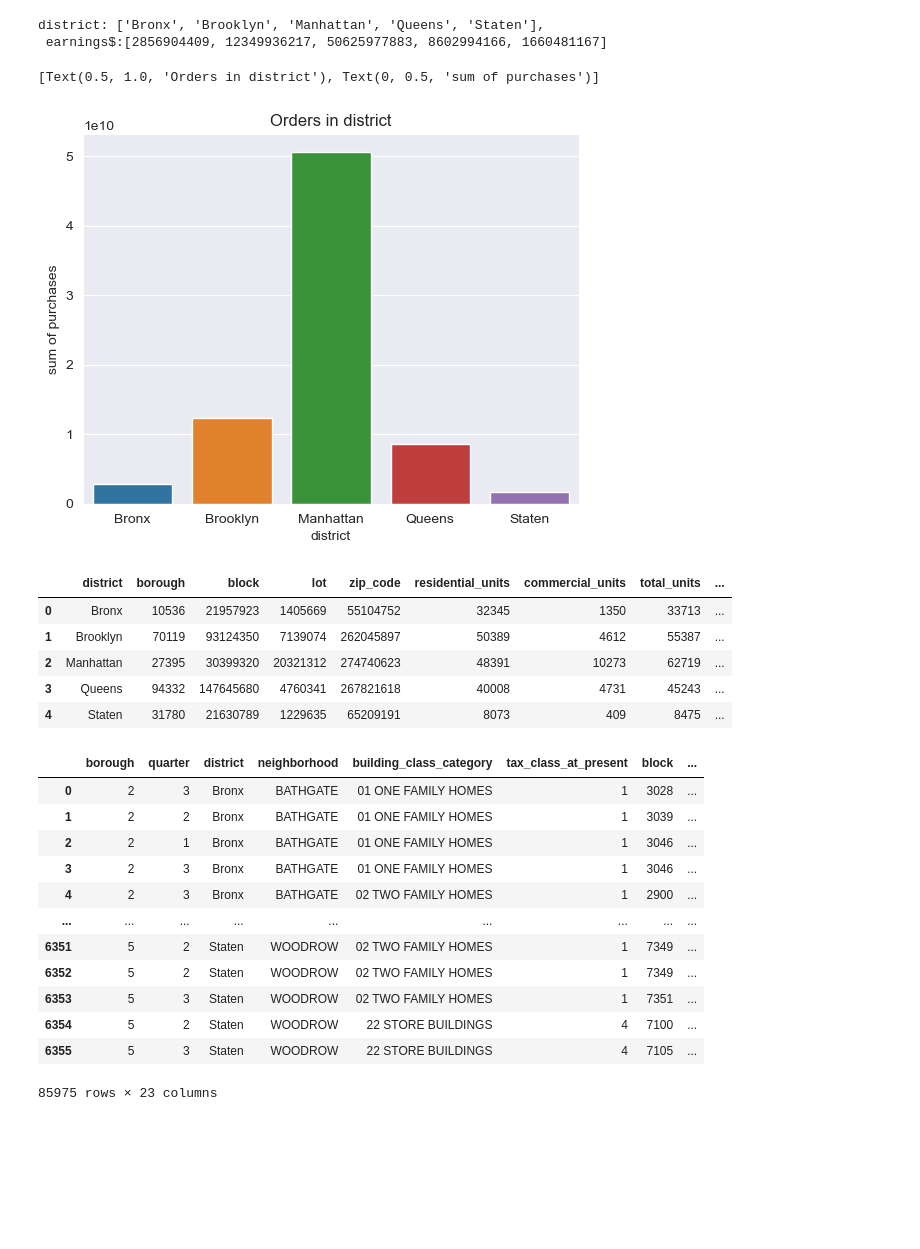
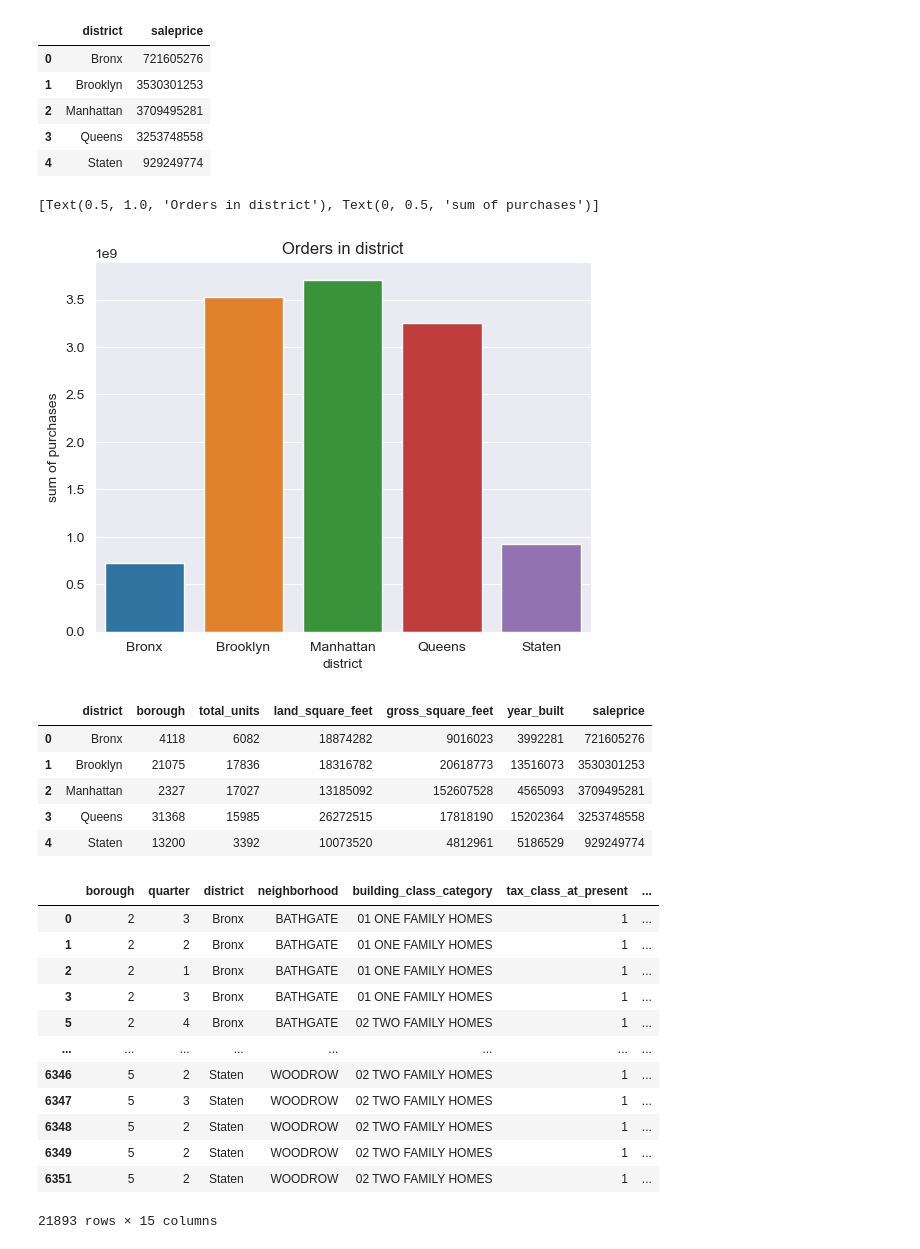
Before and after one commit to Spirit-Hat/DSML, a Jupyter notebook: lab2/lab2.ipynb, the cells around one changed output. Saved outputs shown, nothing was run; the diff lists cells and outputs as text; code cells hidden in the pictures; blank space fills up the shorter version.

```diff
--- a/lab2/lab2.ipynb
+++ b/lab2/lab2.ipynb
@@ -21,6 +21,9 @@ def district(borough: int):
 dir_path = "dataset/"
 res = []
 data = []
+drop_list =["apartmentnumber", "zip_code", "block", "lot", "ease_ment", "address", "residential_units", "commercial_units"]
+
+
 for path in os.listdir(dir_path):
     res.append(path)
     dirty_data = pd.read_excel(dir_path + path, skiprows=4)
@@ -28,7 +31,10 @@ for path in os.listdir(dir_path):
                           .replace(" ", "_").replace("-", "_")
                           for column in
                           dirty_data.columns]
-    data.append(dirty_data)
+    purified_data = dirty_data.drop(drop_list, axis=1)
+    filtered_data = purified_data[(purified_data.total_units >0) & (purified_data.land_square_feet > 0)]
+    clear_data = filtered_data[(filtered_data.saleprice.quantile(0.1)<filtered_data.saleprice) & (filtered_data.saleprice  < filtered_data.saleprice.quantile(0.9)) ]
+    data.append(clear_data)
 # df = pd.read_csv("dataset/nyt1.csv")
 data = pd.concat(data)
 
@@ -92,42 +96,48 @@ ax.set(title= "Number of purchases by district" , ylabel="Orders ")
 # %%
 sum_data_order = data.groupby(["district"], as_index=False).sum()
-print("district: {},\n earnings$:{}" .format(sum_data_order.district.to_list() , sum_data_order.saleprice.to_list() ))
+display(sum_data_order[['district','saleprice']])
+
+# print("district: {},\n earnings$:{}" .format(sum_data_order.district.to_list() , sum_data_order.saleprice.to_list() ))
 
 ax = sns.barplot(data=sum_data_order,
                  x=sum_data_order.district,
                  y=sum_data_order.saleprice,
                  )
 ax.set(title= "Orders in district" , ylabel="sum of purchases")
 # %% [output]
+|  | district | saleprice |
+| 0 | Bronx | 721605276 |
+| 1 | Brooklyn | 3530301253 |
+| 2 | Manhattan | 3709495281 |
+| 3 | Queens | 3253748558 |
+| 4 | Staten | 929249774 |
-district: ['Bronx', 'Brooklyn', 'Manhattan', 'Queens', 'Staten'],
- earnings$:[2856904409, 12349936217, 50625977883, 8602994166, 1660481167]
+[Text(0.5, 1.0, 'Orders in district'), Text(0, 0.5, 'sum of purchases')]
-[Text(0.5, 1.0, 'Orders in district'), Text(0, 0.5, 'sum of purchases')]
-[figure, old version]
+[figure, new version]
 # %%
 sum_data_order
 # %% [output]
-|  | district | borough | block | lot | zip_code | residential_units | commercial_units | total_units | ... |
-| 0 | Bronx | 10536 | 21957923 | 1405669 | 55104752 | 32345 | 1350 | 33713 | ... |
-| 1 | Brooklyn | 70119 | 93124350 | 7139074 | 262045897 | 50389 | 4612 | 55387 | ... |
-| 2 | Manhattan | 27395 | 30399320 | 20321312 | 274740623 | 48391 | 10273 | 62719 | ... |
-| 3 | Queens | 94332 | 147645680 | 4760341 | 267821618 | 40008 | 4731 | 45243 | ... |
-| 4 | Staten | 31780 | 21630789 | 1229635 | 65209191 | 8073 | 409 | 8475 | ... |
+|  | district | borough | total_units | land_square_feet | gross_square_feet | year_built | saleprice |
+| 0 | Bronx | 4118 | 6082 | 18874282 | 9016023 | 3992281 | 721605276 |
+| 1 | Brooklyn | 21075 | 17836 | 18316782 | 20618773 | 13516073 | 3530301253 |
+| 2 | Manhattan | 2327 | 17027 | 13185092 | 152607528 | 4565093 | 3709495281 |
+| 3 | Queens | 31368 | 15985 | 26272515 | 17818190 | 15202364 | 3253748558 |
+| 4 | Staten | 13200 | 3392 | 10073520 | 4812961 | 5186529 | 929249774 |
 # %%
 data.insert(1, "quarter", [str(value.quarter) for value in data.sale_date.to_list()])
 data
 # %% [output]
-|  | borough | quarter | district | neighborhood | building_class_category | tax_class_at_present | block | ... |
-| 0 | 2 | 3 | Bronx | BATHGATE | 01 ONE FAMILY HOMES | 1 | 3028 | ... |
-| 1 | 2 | 2 | Bronx | BATHGATE | 01 ONE FAMILY HOMES | 1 | 3039 | ... |
-| 2 | 2 | 1 | Bronx | BATHGATE | 01 ONE FAMILY HOMES | 1 | 3046 | ... |
-| 3 | 2 | 3 | Bronx | BATHGATE | 01 ONE FAMILY HOMES | 1 | 3046 | ... |
-| 4 | 2 | 3 | Bronx | BATHGATE | 02 TWO FAMILY HOMES | 1 | 2900 | ... |
-| ... | ... | ... | ... | ... | ... | ... | ... | ... |
-| 6351 | 5 | 2 | Staten | WOODROW | 02 TWO FAMILY HOMES | 1 | 7349 | ... |
-| 6352 | 5 | 2 | Staten | WOODROW | 02 TWO FAMILY HOMES | 1 | 7349 | ... |
-| 6353 | 5 | 3 | Staten | WOODROW | 02 TWO FAMILY HOMES | 1 | 7351 | ... |
-| 6354 | 5 | 2 | Staten | WOODROW | 22 STORE BUILDINGS | 4 | 7100 | ... |
-| 6355 | 5 | 3 | Staten | WOODROW | 22 STORE BUILDINGS | 4 | 7105 | ... |
+|  | borough | quarter | district | neighborhood | building_class_category | tax_class_at_present | ... |
+| 0 | 2 | 3 | Bronx | BATHGATE | 01 ONE FAMILY HOMES | 1 | ... |
+| 1 | 2 | 2 | Bronx | BATHGATE | 01 ONE FAMILY HOMES | 1 | ... |
+| 2 | 2 | 1 | Bronx | BATHGATE | 01 ONE FAMILY HOMES | 1 | ... |
+| 3 | 2 | 3 | Bronx | BATHGATE | 01 ONE FAMILY HOMES | 1 | ... |
+| 5 | 2 | 4 | Bronx | BATHGATE | 02 TWO FAMILY HOMES | 1 | ... |
+| ... | ... | ... | ... | ... | ... | ... | ... |
+| 6346 | 5 | 2 | Staten | WOODROW | 02 TWO FAMILY HOMES | 1 | ... |
+| 6347 | 5 | 3 | Staten | WOODROW | 02 TWO FAMILY HOMES | 1 | ... |
+| 6348 | 5 | 2 | Staten | WOODROW | 02 TWO FAMILY HOMES | 1 | ... |
+| 6349 | 5 | 2 | Staten | WOODROW | 02 TWO FAMILY HOMES | 1 | ... |
+| 6351 | 5 | 2 | Staten | WOODROW | 02 TWO FAMILY HOMES | 1 | ... |
-85975 rows × 23 columns
+21893 rows × 15 columns
 # %%
 district_data_quarter = data.groupby(["district","quarter"], as_index=False).count()
```
Also changed, not shown: parts of 9 cells of this notebook, 15 other files.
